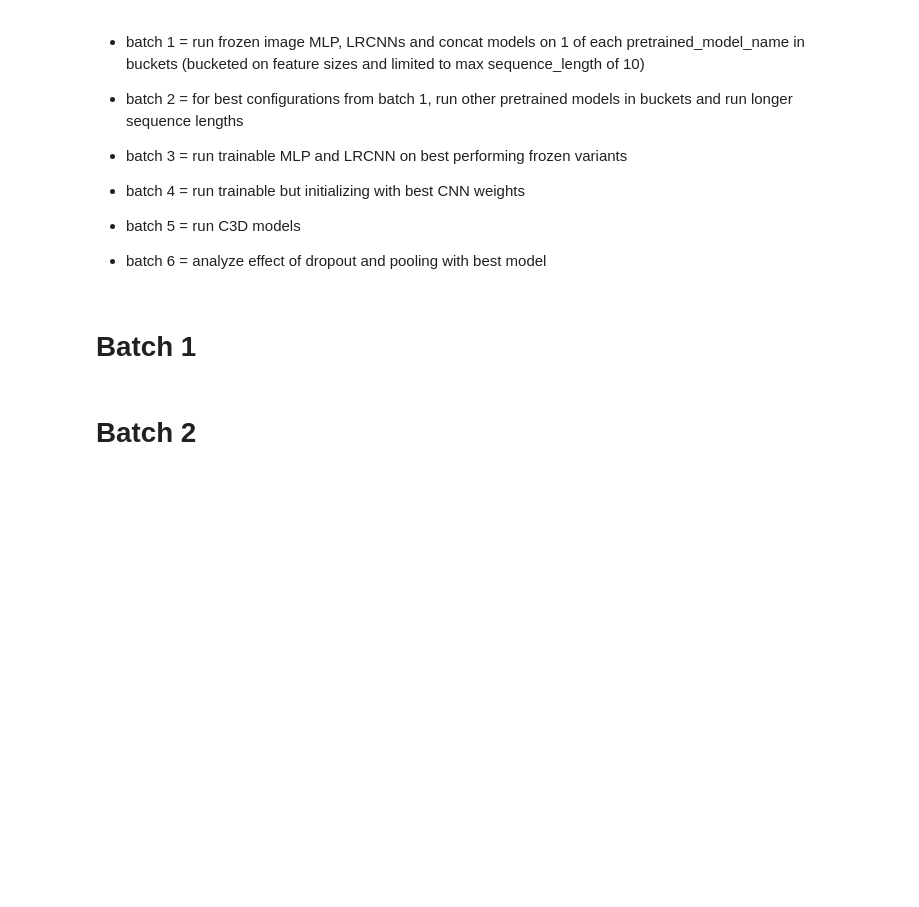
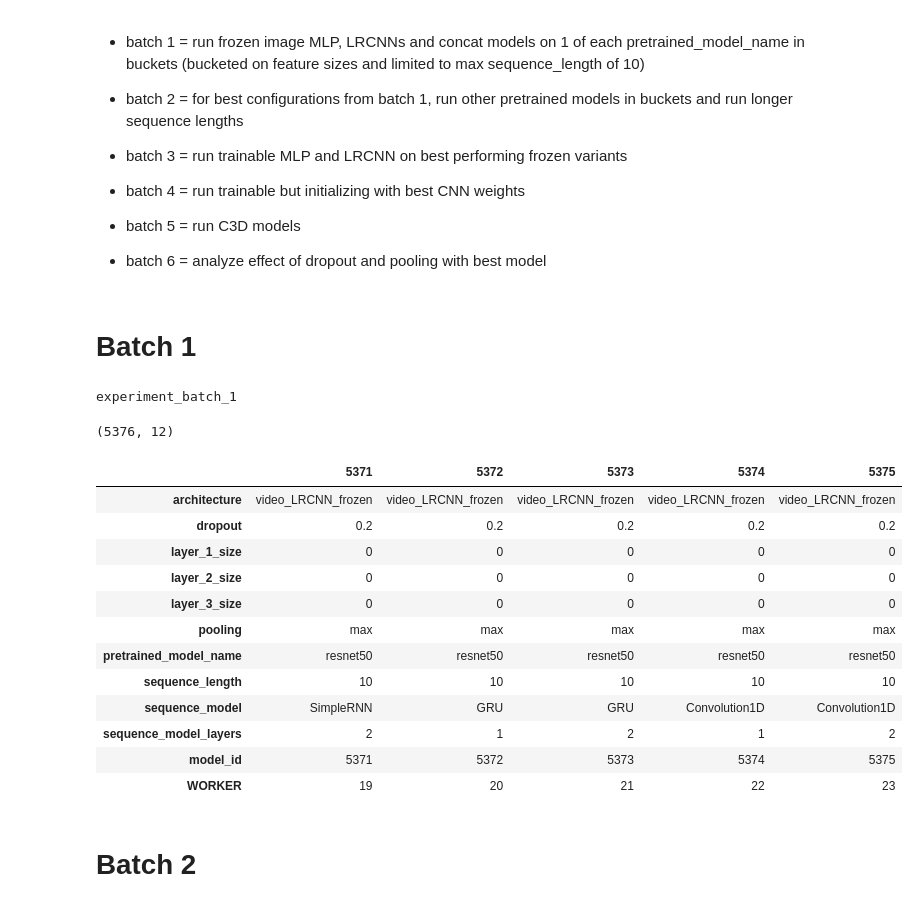
Before and after one commit to alxcnwy/Deep-Neural-Networks-for-Video-Classification, a Jupyter notebook: notebooks/experiments_create_lists.ipynb, the cells around one changed output. Drawn from its saved outputs; the diff is of its cells as text; code cells hidden in the pictures; blank space fills up the shorter version.

```diff
--- a/notebooks/experiments_create_lists.ipynb
+++ b/notebooks/experiments_create_lists.ipynb
@@ -1,5 +1,5 @@
 # %%
-WORKER_COUNT = 8
+WORKER_COUNT = 24
 # %%
 # whether to log each feature and sequence status
 verbose = True
@@ -168,6 +168,26 @@ experiments['WORKER'] = experiments['model_id'].apply(lambda x: x % WORKER_COUNT
 ##################################
 print(experiment_batch_name)
 experiments.to_csv(pwd + "experiments/" + experiment_batch_name + '.csv', index=False)
+# %% [output]
+experiment_batch_1
+# %%
+print(experiments.shape)
+experiments.tail().T
+# %% [output]
+(5376, 12)
+|  | 5371 | 5372 | 5373 | 5374 | 5375 |
+| architecture | video_LRCNN_frozen | video_LRCNN_frozen | video_LRCNN_frozen | video_LRCNN_frozen | video_LRCNN_frozen |
+| dropout | 0.2 | 0.2 | 0.2 | 0.2 | 0.2 |
+| layer_1_size | 0 | 0 | 0 | 0 | 0 |
+| layer_2_size | 0 | 0 | 0 | 0 | 0 |
+| layer_3_size | 0 | 0 | 0 | 0 | 0 |
+| pooling | max | max | max | max | max |
+| pretrained_model_name | resnet50 | resnet50 | resnet50 | resnet50 | resnet50 |
+| sequence_length | 10 | 10 | 10 | 10 | 10 |
+| sequence_model | SimpleRNN | GRU | GRU | Convolution1D | Convolution1D |
+| sequence_model_layers | 2 | 1 | 2 | 1 | 2 |
+| model_id | 5371 | 5372 | 5373 | 5374 | 5375 |
+| WORKER | 19 | 20 | 21 | 22 | 23 |
 # %% [markdown]
 # Batch 2
 # %%
```
Also changed, not shown: 2 other files.
